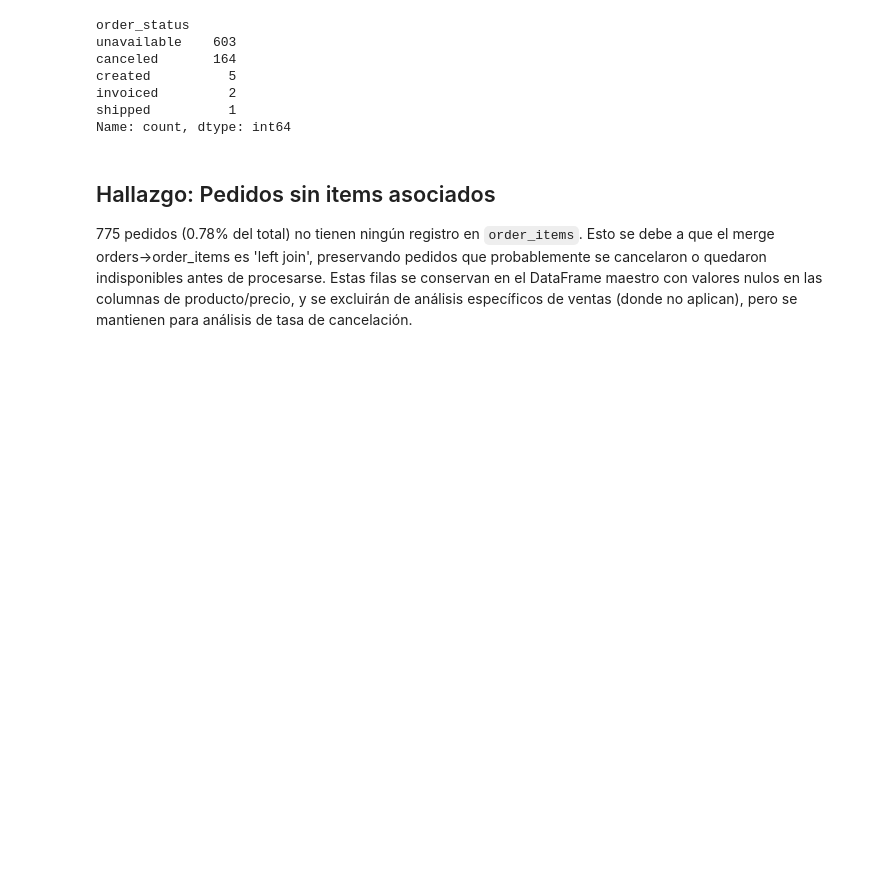
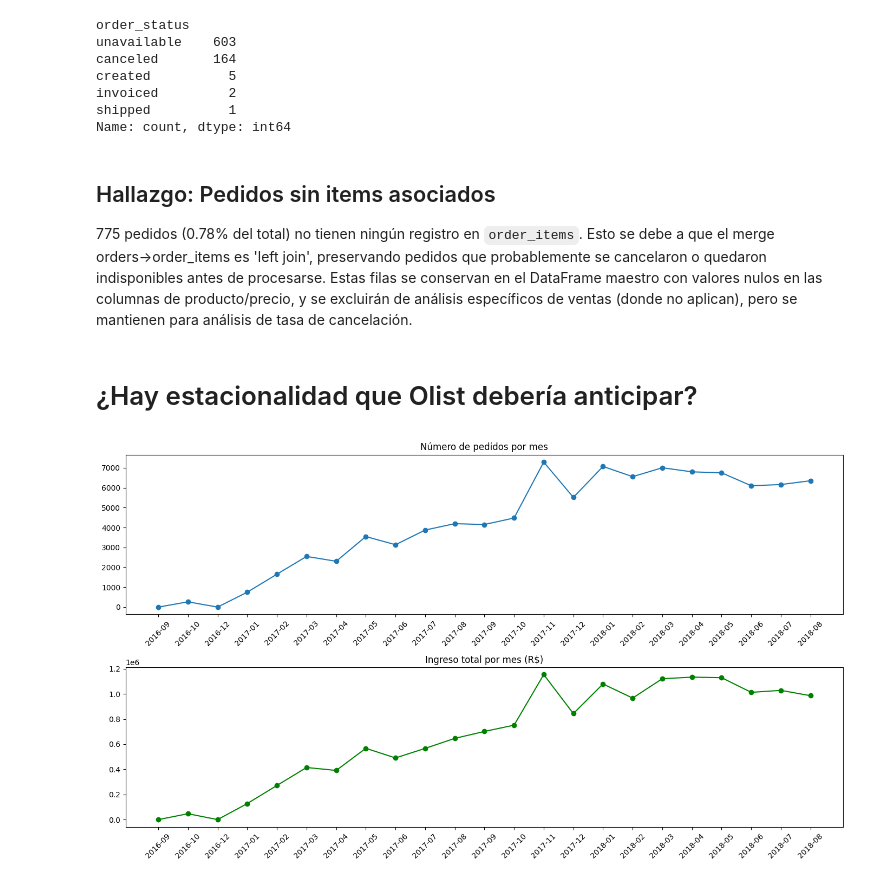
Before and after one commit to Rob3rtoSanchez/ecommerce-analytics-portfolio, a Jupyter notebook: notebooks/01_eda_esploracion_inicial.ipynb, the cells around one changed output. Saved outputs shown, nothing was run; the diff lists cells and outputs as text; code cells hidden in the pictures; blank space fills up the shorter version.

Commit message:
Analisis de estacionalidad: confirmado pico de Black Friday 2017

```diff
--- a/notebooks/01_eda_esploracion_inicial.ipynb
+++ b/notebooks/01_eda_esploracion_inicial.ipynb
@@ -219,3 +219,38 @@ procesarse. Estas filas se conservan en el DataFrame maestro con valores
 nulos en las columnas de producto/precio, y se excluirán de análisis
 específicos de ventas (donde no aplican), pero se mantienen para análisis
 de tasa de cancelación.
+# %% [markdown]
+# ¿Hay estacionalidad que Olist debería anticipar?
+# %%
+import matplotlib.pyplot as plt
+import seaborn as sns
+
+# Solo pedidos con status delivered, para medir ventas reales concretadas
+df_delivered = df[df['order_status'] == 'delivered'].copy()
+
+# Convertir a datetime
+df_delivered['order_purchase_timestamp'] = pd.to_datetime(df_delivered['order_purchase_timestamp'])
+df_delivered['year_month'] = df_delivered['order_purchase_timestamp'].dt.to_period('M')
+
+# Ventas por mes, a nivel pedido único (evitar duplicar por múltiples items)
+ventas_mensuales = df_delivered.drop_duplicates(subset='order_id').groupby('year_month').agg(
+    num_pedidos=('order_id', 'count'),
+    ingreso_total=('payment_value_total', 'sum')
+).reset_index()
+
+ventas_mensuales['year_month'] = ventas_mensuales['year_month'].astype(str)
+
+fig, axes = plt.subplots(2, 1, figsize=(14, 8))
+
+axes[0].plot(ventas_mensuales['year_month'], ventas_mensuales['num_pedidos'], marker='o')
+axes[0].set_title('Número de pedidos por mes')
+axes[0].tick_params(axis='x', rotation=45)
+
+axes[1].plot(ventas_mensuales['year_month'], ventas_mensuales['ingreso_total'], marker='o', color='green')
+axes[1].set_title('Ingreso total por mes (R$)')
+axes[1].tick_params(axis='x', rotation=45)
+
+plt.tight_layout()
+plt.show()
+# %% [output]
+[figure, added]
```
Also changed, not shown: parts of 4 cells of this notebook.
